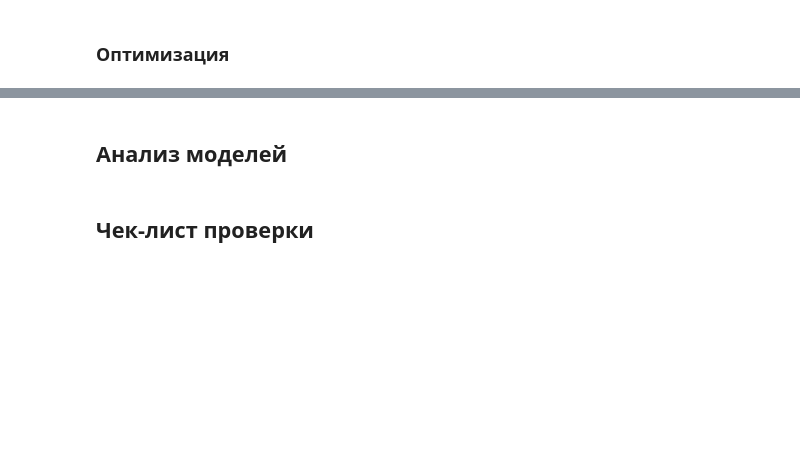
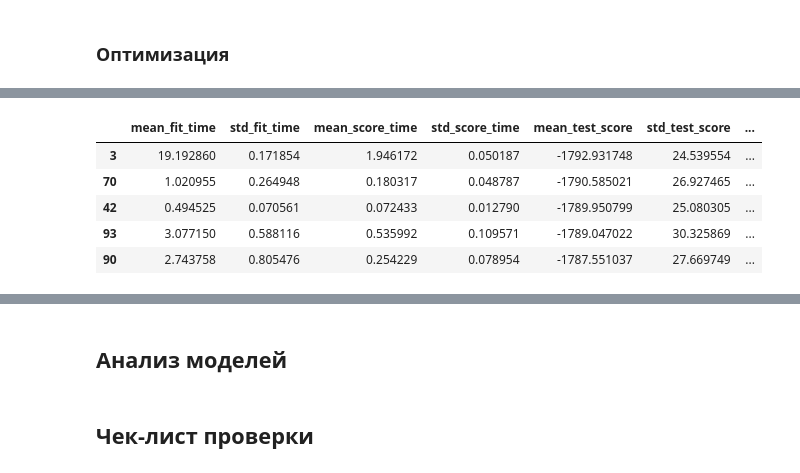
Before and after one commit to dimdasci/yp13-gradient-boosting, a Jupyter notebook: notebooks/yp13-gradient-boosting.ipynb, the cells around one changed output, grey strips where cells are left out. Drawn from its saved outputs; the diff is of its cells as text; code cells hidden in the pictures; blank space fills up the shorter version.

Commit message:
Update yp13-gradient-boosting.ipynb
hyperparameters tuned

```diff
--- a/notebooks/yp13-gradient-boosting.ipynb
+++ b/notebooks/yp13-gradient-boosting.ipynb
@@ -1483,0 +1614,21 @@ plt.show()
+# %%
+hgbr_param_distributions = {
+    'max_iter': np.arange(100, 1600, 100),
+    'max_leaf_nodes': [2**i for i in range(1, 9)],
+    'learning_rate': np.logspace(-3, 1, num=20, endpoint=True, base=10, dtype=float, axis=0),
+    'min_samples_leaf': np.arange(25, 275, 25),
+    'l2_regularization': np.logspace(-1, 4, num=20, endpoint=True, base=10, dtype=float, axis=0)
+}
+# %%
+hgbr_search_estimator = RandomizedSearchCV(
+    estimator=HistGradientBoostingRegressor(
+        categorical_features=categorical_mask, random_state=RANDOM_STATE),
+    param_distributions=hgbr_param_distributions,
+    n_iter=100,
+    scoring='neg_root_mean_squared_error',
+    n_jobs=-1,
+    refit=True,
+    cv=cv,
+    verbose=1,
+    random_state=RANDOM_STATE,
+    return_train_score=True)
@@ -1483,0 +1663,12 @@ plt.show()
+# %%
+hgbr_results = pd.DataFrame(
+    hgbr_search_results.cv_results_)[results_columns].query(
+        'mean_test_score > -1800').sort_values(by="mean_test_score")
+hgbr_results.head()
+# %% [output]
+|  | mean_fit_time | std_fit_time | mean_score_time | std_score_time | mean_test_score | std_test_score | ... |
+| 3 | 19.192860 | 0.171854 | 1.946172 | 0.050187 | -1792.931748 | 24.539554 | ... |
+| 70 | 1.020955 | 0.264948 | 0.180317 | 0.048787 | -1790.585021 | 26.927465 | ... |
+| 42 | 0.494525 | 0.070561 | 0.072433 | 0.012790 | -1789.950799 | 25.080305 | ... |
+| 93 | 3.077150 | 0.588116 | 0.535992 | 0.109571 | -1789.047022 | 30.325869 | ... |
+| 90 | 2.743758 | 0.805476 | 0.254229 | 0.078954 | -1787.551037 | 27.669749 | ... |
```
Also changed, not shown: parts of 44 cells of this notebook.
